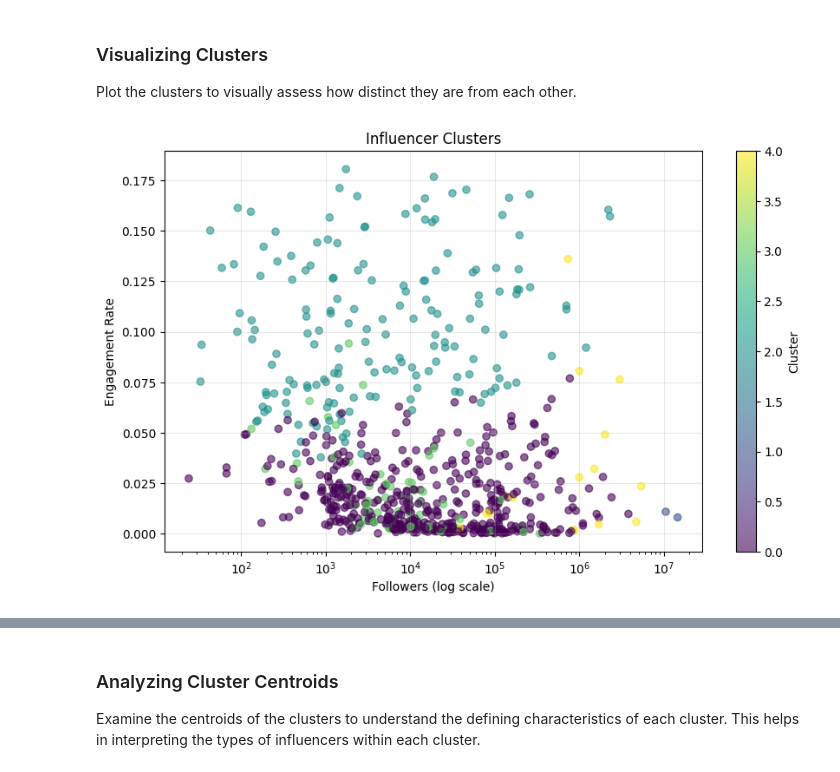
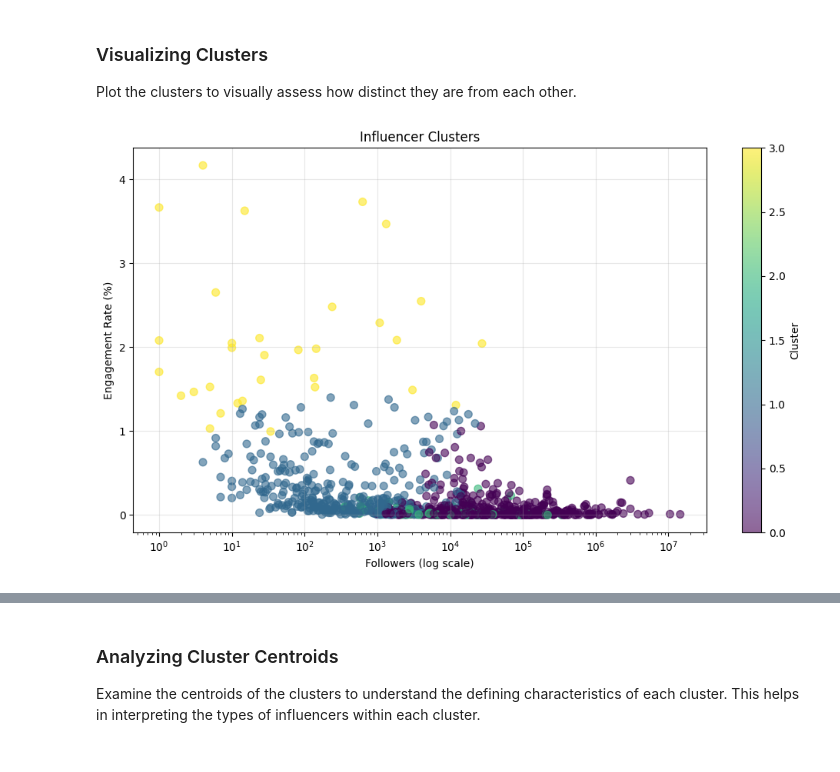
Before and after one commit to DiegoBoos/TitkTok-Influencer-Segmentation, a Jupyter notebook: notebooks/influencer_segmentation.ipynb, the cells around one changed output, grey strips where cells are left out. Saved outputs shown, nothing was run; the diff lists cells and outputs as text; code cells hidden in the pictures.

Commit message:
Visualizations added

```diff
--- a/notebooks/influencer_segmentation.ipynb
+++ b/notebooks/influencer_segmentation.ipynb
@@ -44,0 +73,10 @@ memory usage: 133.9+ KB
+# %%
+### Density Plots
+plt.figure(figsize=(12, 5 * n_rows))
+for idx, col in enumerate(numeric_cols):
+    plt.subplot(n_rows, n_cols, idx + 1)
+    sns.kdeplot(df[col], fill=True)
+    sns.rugplot(df[col], color='red')
+    plt.title(f"Density Plot of {col}")
+plt.tight_layout()
+plt.show()
@@ -71,7 +121,7 @@ df_clean['is_verified'] = df_clean['is_verified'].astype(int)
 df_features = df_clean[feature_cols].copy()
 # %%
 # Handle outliers in engagement metrics
-engagement_cols = ['awg_engagement_rate', 'comment_engagement_rate', 'like_engagement_rate']
-df_no_outliers = remove_outliers_iqr(df_features, engagement_cols)
-print(f"Dataset shape after removing outliers: {df_no_outliers.shape}")
+engagement_cols = ['awg_engagement_rate', 'comment_engagement_rate', 'like_engagement_rate','followers','likes','videos_count']
+for col in engagement_cols:
+    df_features[col] = np.log1p(df_features[col])
 # %% [output]
@@ -84,7 +157,7 @@ K-means clustering is sensitive to the scale of the data, in this case we apply
 # %%
 # Scale the features
 scaler = StandardScaler()
-scaled_features = scaler.fit_transform(df_no_outliers)
+scaled_features = scaler.fit_transform(df_features)
 # %% [markdown]
 ### Optimal Number of Clusters
 Use the Elbow Method to determine the most appropriate number of clusters for k-means clustering. Generally the range of cluster values oftenly chosen are from 1 to 7.
@@ -99,28 +172,30 @@ plot_cluster_metrics(wcss)
 Perform k-means clustering using the optimal number of clusters determined in the previous step.
 # %%
 # Choose optimal k and perform clustering
-optimal_k = 5 # Based on plots
+optimal_k = 4 # Based on plots
 kmeans = KMeans(n_clusters=optimal_k, init='k-means++', random_state=42)
-df_no_outliers['cluster'] = kmeans.fit_predict(scaled_features)
+df_features['cluster'] = kmeans.fit_predict(scaled_features)
 # %% [markdown]
 ### Visualizing Clusters
 Plot the clusters to visually assess how distinct they are from each other.
 # %%
 # Visualize the clusters
 plt.figure(figsize=(10, 6))
 plt.scatter(
-    df_no_outliers['followers'],
-    df_no_outliers['awg_engagement_rate'],
-    c=df_no_outliers['cluster'],
+    np.exp(df_features['followers']) - 1,  # Reverse log1p transformation for actual values
+    df_features['awg_engagement_rate'],
+    c=df_features['cluster'],
     cmap='viridis',
-    alpha=0.6
+    alpha=0.6,
+    s=50  # Slightly larger point size for better visibility
 )
 plt.xscale('log')
 plt.xlabel('Followers (log scale)')
-plt.ylabel('Engagement Rate')
+plt.ylabel('Engagement Rate (%)')
 plt.title('Influencer Clusters')
 plt.colorbar(label='Cluster')
 plt.grid(True, alpha=0.3)
+plt.tight_layout()
 plt.show()
 # %% [output]
-[figure, old version]
+[figure, new version]
```
Also changed, not shown: parts of 16 cells of this notebook, 3 other files.
